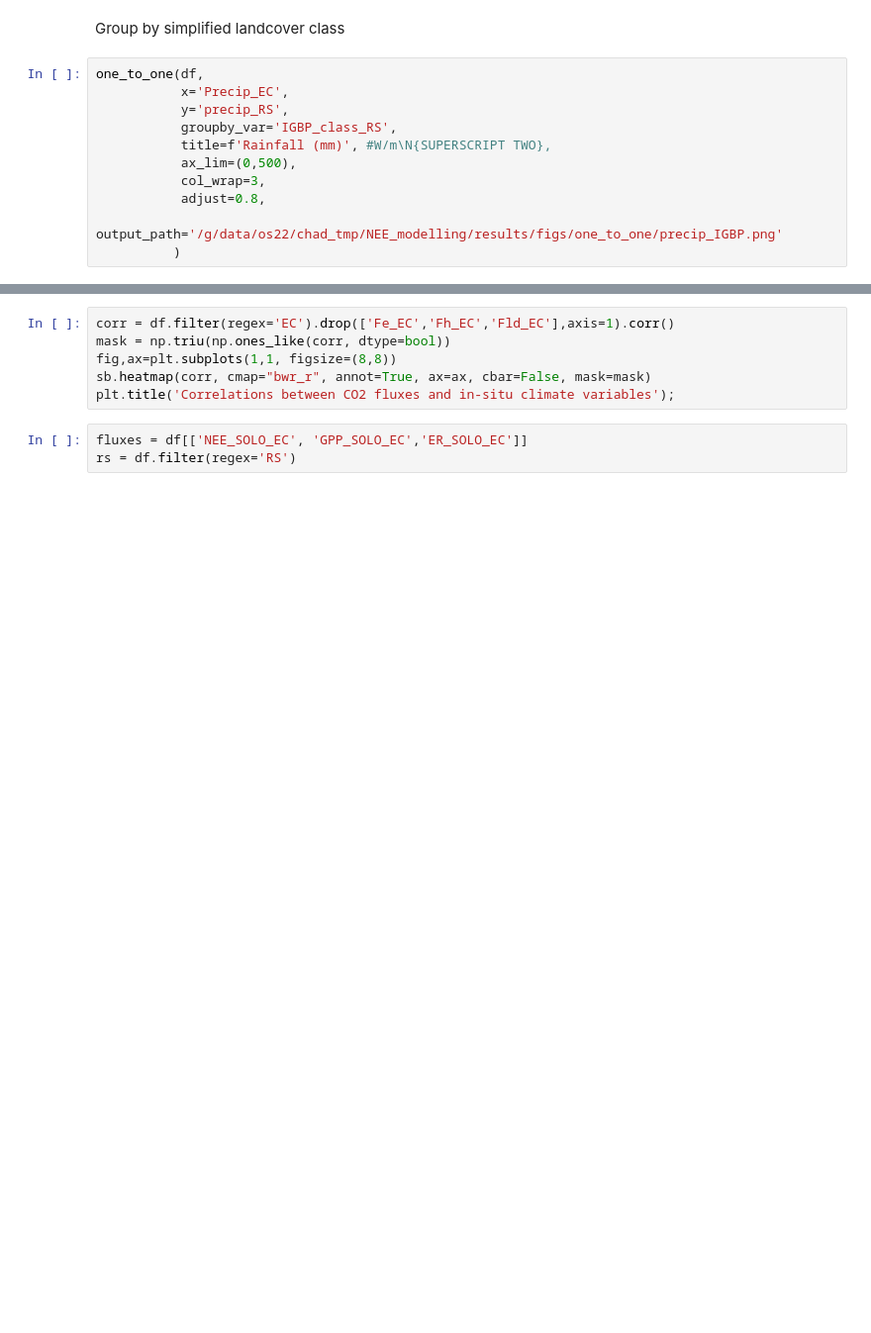
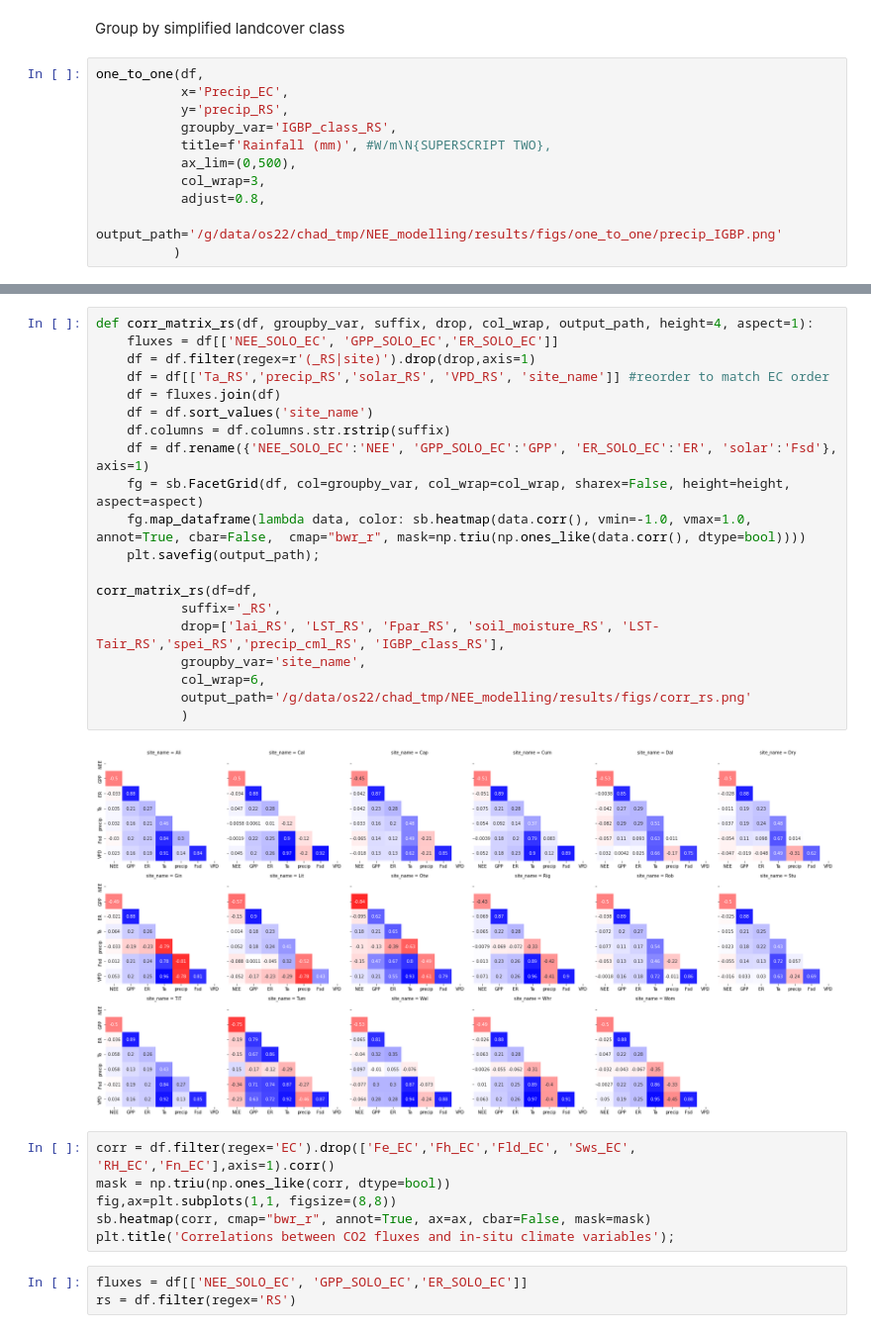
Before and after one commit to cbur24/NEE_modelling, a Jupyter notebook: 3_Compare_insitu_and_gridded.ipynb, the cells around one changed output, grey strips where cells are left out. Shown: that part at 99% size. Cells and saved outputs as stored; diff of their text form; blank space fills up the shorter version.

```diff
--- a/3_Compare_insitu_and_gridded.ipynb
+++ b/3_Compare_insitu_and_gridded.ipynb
@@ -110,5 +191,27 @@ df = pd.read_csv(path,index_col='time', parse_dates=True)
+# %%
+def corr_matrix_rs(df, groupby_var, suffix, drop, col_wrap, output_path, height=4, aspect=1):
+    fluxes = df[['NEE_SOLO_EC', 'GPP_SOLO_EC','ER_SOLO_EC']]
+    df = df.filter(regex=r'(_RS|site)').drop(drop,axis=1)
+    df = df[['Ta_RS','precip_RS','solar_RS', 'VPD_RS', 'site_name']] #reorder to match EC order
+    df = fluxes.join(df)
+    df = df.sort_values('site_name')
+    df.columns = df.columns.str.rstrip(suffix)
+    df = df.rename({'NEE_SOLO_EC':'NEE', 'GPP_SOLO_EC':'GPP', 'ER_SOLO_EC':'ER', 'solar':'Fsd'}, axis=1)
+    fg = sb.FacetGrid(df, col=groupby_var, col_wrap=col_wrap, sharex=False, height=height, aspect=aspect)
+    fg.map_dataframe(lambda data, color: sb.heatmap(data.corr(), vmin=-1.0, vmax=1.0, annot=True, cbar=False,  cmap="bwr_r", mask=np.triu(np.ones_like(data.corr(), dtype=bool))))
+    plt.savefig(output_path);
+
+corr_matrix_rs(df=df,
+           suffix='_RS',
+           drop=['lai_RS', 'LST_RS', 'Fpar_RS', 'soil_moisture_RS', 'LST-Tair_RS','spei_RS','precip_cml_RS', 'IGBP_class_RS'],
+           groupby_var='site_name',
+           col_wrap=6,
+           output_path='/g/data/os22/chad_tmp/NEE_modelling/results/figs/corr_rs.png'
+           )
+# %% [output]
+[figure, added]
 # %%
-corr = df.filter(regex='EC').drop(['Fe_EC','Fh_EC','Fld_EC'],axis=1).corr()
+corr = df.filter(regex='EC').drop(['Fe_EC','Fh_EC','Fld_EC', 'Sws_EC', 'RH_EC','Fn_EC'],axis=1).corr()
 mask = np.triu(np.ones_like(corr, dtype=bool))
 fig,ax=plt.subplots(1,1, figsize=(8,8))
 sb.heatmap(corr, cmap="bwr_r", annot=True, ax=ax, cbar=False, mask=mask)
```
Also changed, not shown: parts of 25 cells of this notebook, 4 other files.
